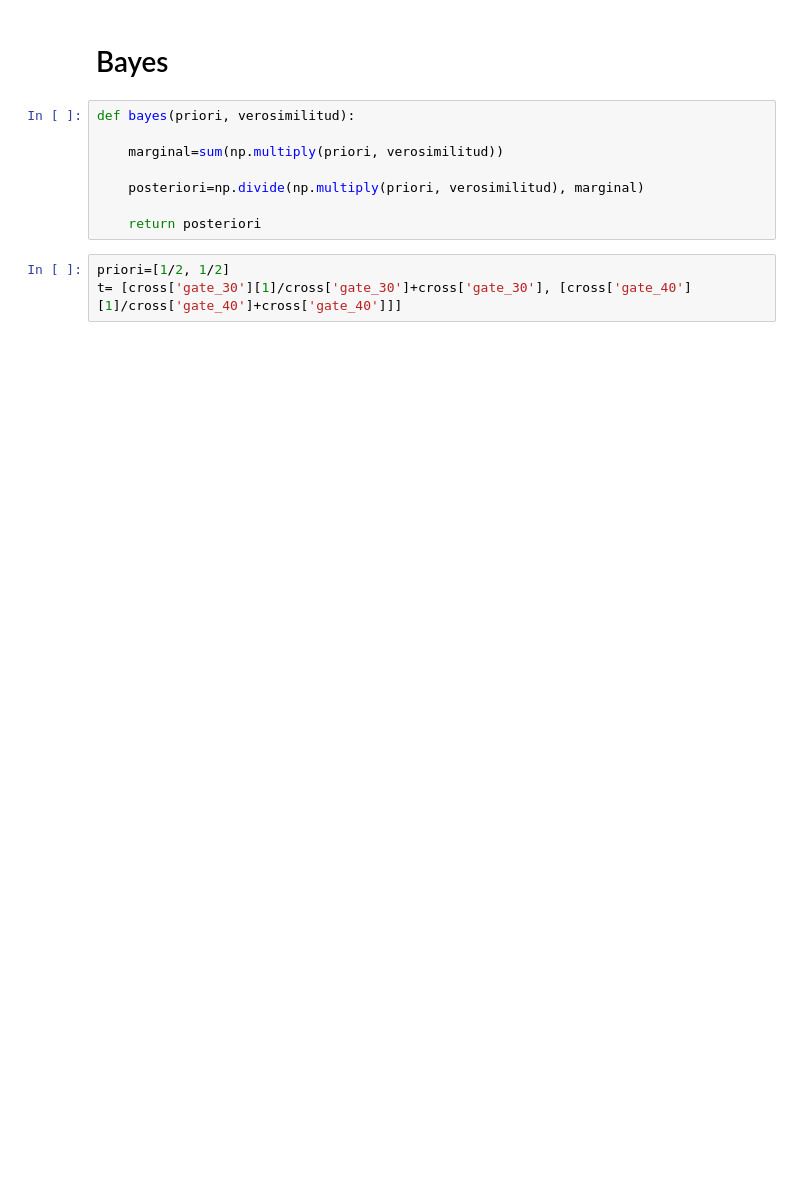
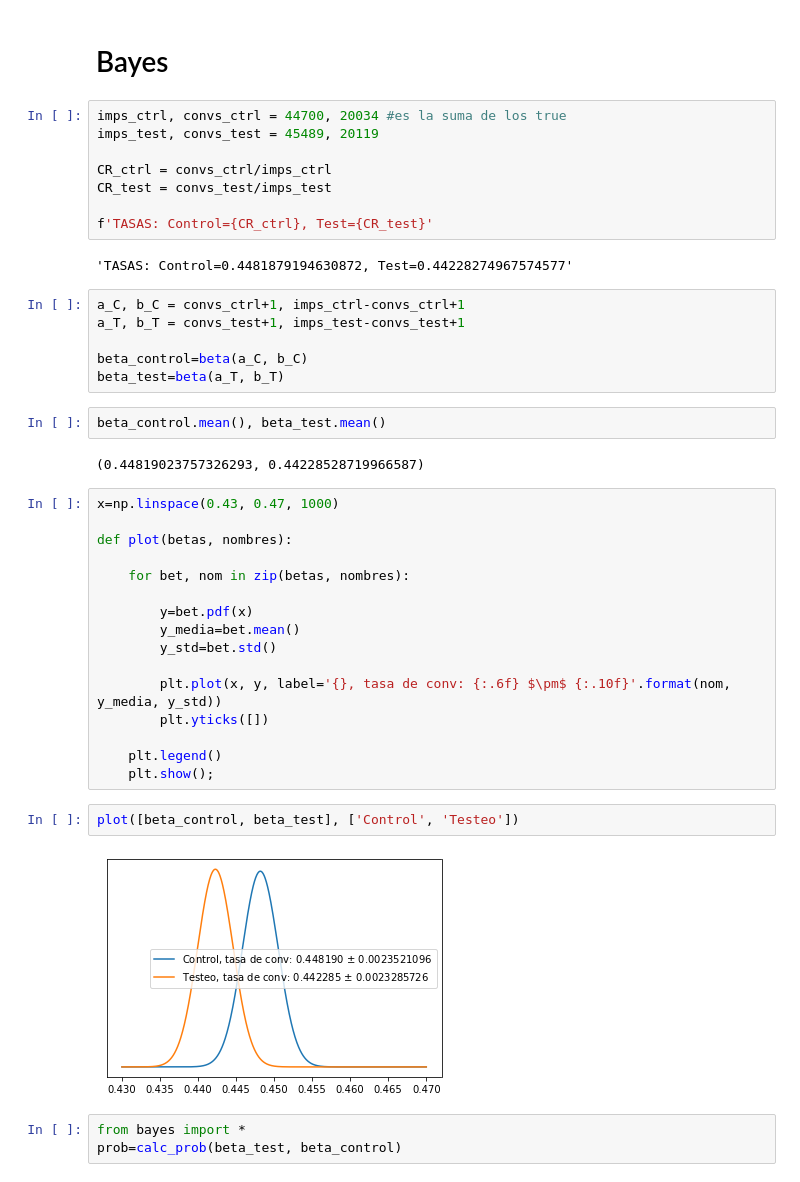
Before and after one commit to Ironhack-Data-Madrid-Octubre-2022/6.4_lab-AB-Testing, a Jupyter notebook: lab-ab-test.ipynb, the cells around one changed output. Cells and saved outputs as stored; diff of their text form; blank space fills up the shorter version.

```diff
--- a/lab-ab-test.ipynb
+++ b/lab-ab-test.ipynb
@@ -99,13 +120,45 @@ Ttest_indResult(statistic=-0.02798925924793173, pvalue=0.9802124799850114)
 # %% [markdown]
 # Bayes
-# %%
-def bayes(priori, verosimilitud):
-
-    marginal=sum(np.multiply(priori, verosimilitud))
-
-    posteriori=np.divide(np.multiply(priori, verosimilitud), marginal)
-
-    return posteriori
-# %%
-priori=[1/2, 1/2]
-t= [cross['gate_30'][1]/cross['gate_30']+cross['gate_30'], [cross['gate_40'][1]/cross['gate_40']+cross['gate_40']]]
+# %%
+imps_ctrl, convs_ctrl = 44700, 20034 #es la suma de los true
+imps_test, convs_test = 45489, 20119
+
+CR_ctrl = convs_ctrl/imps_ctrl
+CR_test = convs_test/imps_test
+
+f'TASAS: Control={CR_ctrl}, Test={CR_test}'
+# %% [output]
+'TASAS: Control=0.4481879194630872, Test=0.44228274967574577'
+# %%
+a_C, b_C = convs_ctrl+1, imps_ctrl-convs_ctrl+1
+a_T, b_T = convs_test+1, imps_test-convs_test+1
+
+beta_control=beta(a_C, b_C)
+beta_test=beta(a_T, b_T)
+# %%
+beta_control.mean(), beta_test.mean()
+# %% [output]
+(0.44819023757326293, 0.44228528719966587)
+# %%
+x=np.linspace(0.43, 0.47, 1000)
+
+def plot(betas, nombres):
+
+    for bet, nom in zip(betas, nombres):
+
+        y=bet.pdf(x)
+        y_media=bet.mean()
+        y_std=bet.std()
+
+        plt.plot(x, y, label='{}, tasa de conv: {:.6f} $\pm$ {:.10f}'.format(nom, y_media, y_std))
+        plt.yticks([])
+
+    plt.legend()
+    plt.show();
+# %%
+plot([beta_control, beta_test], ['Control', 'Testeo'])
+# %% [output]
+[figure, added]
+# %%
+from bayes import *
+prob=calc_prob(beta_test, beta_control)
```
Also changed, not shown: parts of 8 cells of this notebook.
